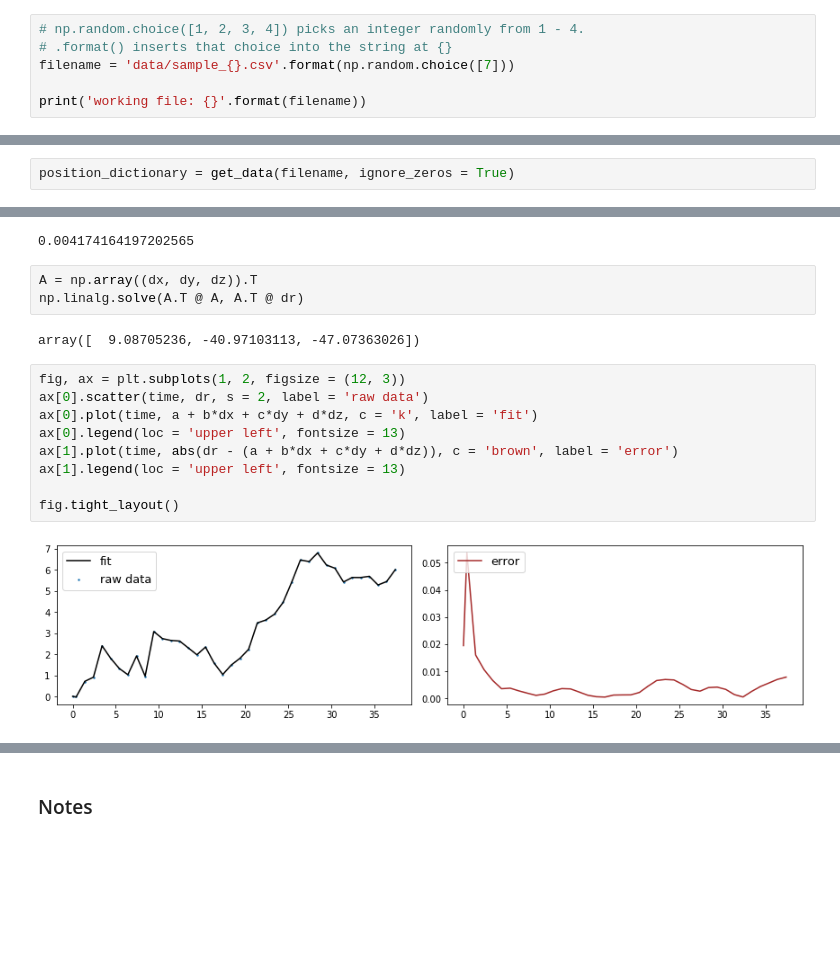
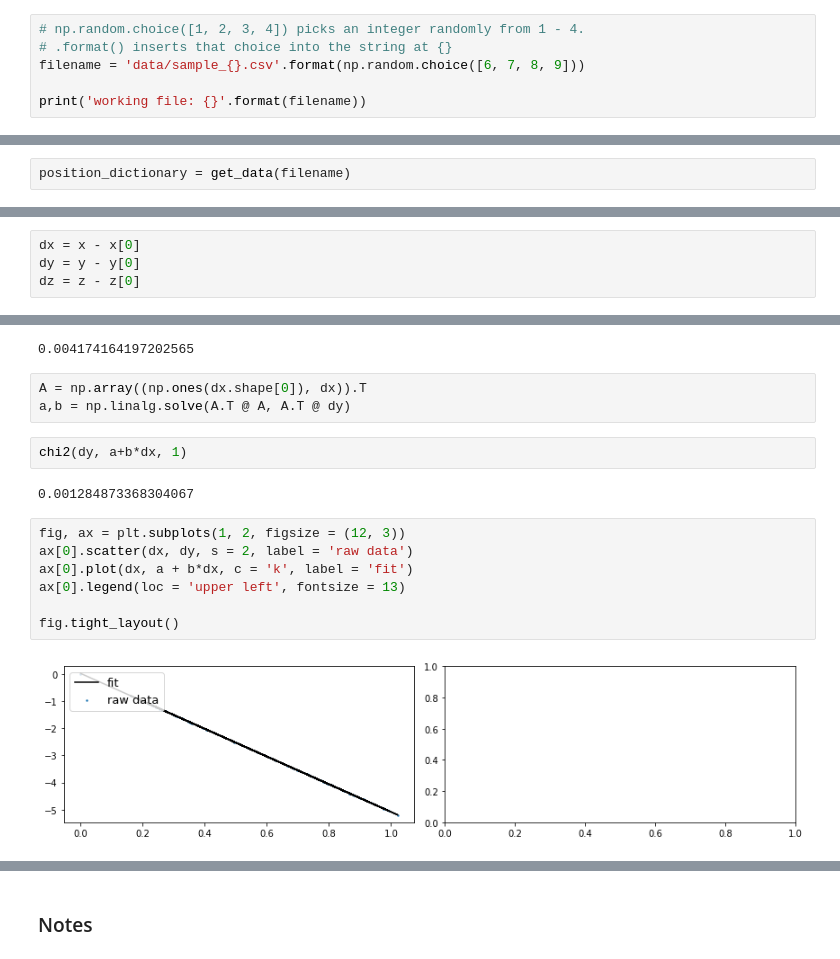
Before and after one commit to ubsuny/data-analysis-final20, a Jupyter notebook: GPS/GPS.ipynb, the cells around one changed output, grey strips where cells are left out. Cells and saved outputs as stored; diff of their text form; blank space fills up the shorter version.

```diff
--- a/GPS/GPS.ipynb
+++ b/GPS/GPS.ipynb
@@ -28,7 +28,7 @@ We begin the experiments by first loading a random dataset from the set of four
 # %%
 # np.random.choice([1, 2, 3, 4]) picks an integer randomly from 1 - 4.
 # .format() inserts that choice into the string at {}
-filename = 'data/sample_{}.csv'.format(np.random.choice([7]))
+filename = 'data/sample_{}.csv'.format(np.random.choice([6, 7, 8, 9]))
 
 print('working file: {}'.format(filename))
 # %% [output]
@@ -36,7 +36,7 @@ working file: data/sample_7.csv
 # %% [markdown]
 Then, using my first helper library `get_data`, we load in the data in the form of a dictionary storing all the information that we care about:
 # %%
-position_dictionary = get_data(filename, ignore_zeros = True)
+position_dictionary = get_data(filename)
 # %%
 # Printing the keys, just to show what was stored:
 print(position_dictionary.keys())
@@ -207,0 +249,4 @@ Now, since we've established our coordinate system, we can begin fitting the dat
+# %%
+dx = x - x[0]
+dy = y - y[0]
+dz = z - z[0]
@@ -341,18 +430,18 @@ chi2(dr, a + b*dx + c*dy + d*dz, 1)
 # %% [output]
 0.004174164197202565
 # %%
-A = np.array((dx, dy, dz)).T
-np.linalg.solve(A.T @ A, A.T @ dr)
+A = np.array((np.ones(dx.shape[0]), dx)).T
+a,b = np.linalg.solve(A.T @ A, A.T @ dy)
-# %% [output]
-array([  9.08705236, -40.97103113, -47.07363026])
+# %%
+chi2(dy, a+b*dx, 1)
+# %% [output]
+0.001284873368304067
 # %%
 fig, ax = plt.subplots(1, 2, figsize = (12, 3))
-ax[0].scatter(time, dr, s = 2, label = 'raw data')
-ax[0].plot(time, a + b*dx + c*dy + d*dz, c = 'k', label = 'fit')
+ax[0].scatter(dx, dy, s = 2, label = 'raw data')
+ax[0].plot(dx, a + b*dx, c = 'k', label = 'fit')
 ax[0].legend(loc = 'upper left', fontsize = 13)
-ax[1].plot(time, abs(dr - (a + b*dx + c*dy + d*dz)), c = 'brown', label = 'error')
-ax[1].legend(loc = 'upper left', fontsize = 13)
 
 fig.tight_layout()
 # %% [output]
-[figure, old version]
+[figure, new version]
```
Also changed, not shown: parts of 21 cells of this notebook, 12 other files.
